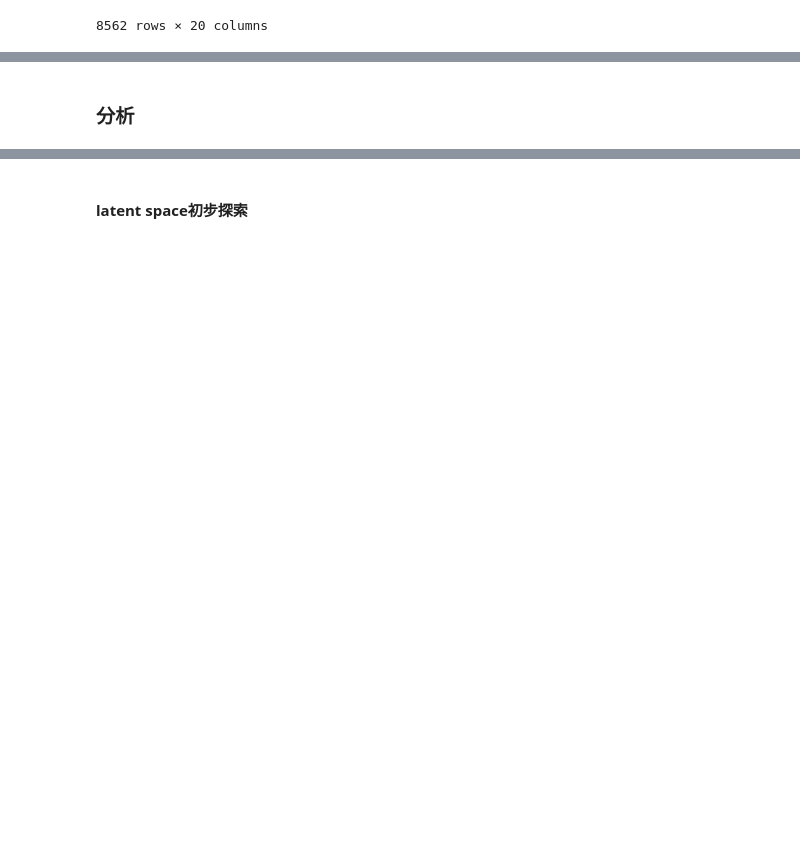
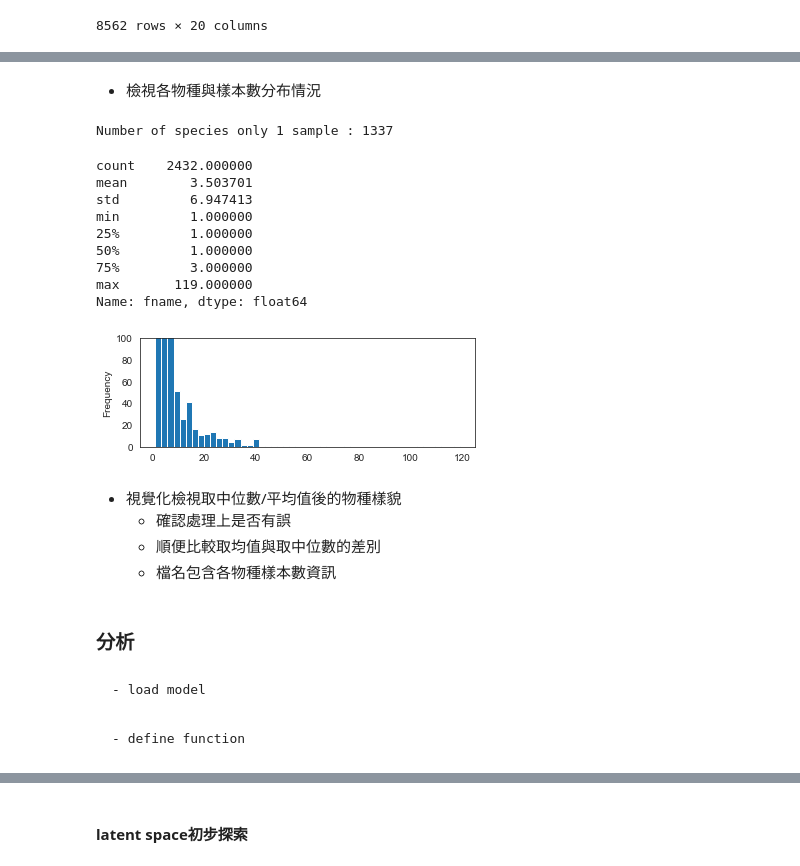
Before and after one commit to YunghuiHsu/Moth_Project, a Jupyter notebook: Moth_thermal/vsc/explore_LatentSpace.ipynb, the cells around one changed output, grey strips where cells are left out. Cells and saved outputs as stored; diff of their text form; code cells hidden in the pictures; blank space fills up the shorter version.

```diff
--- a/Moth_thermal/vsc/explore_LatentSpace.ipynb
+++ b/Moth_thermal/vsc/explore_LatentSpace.ipynb
@@ -288,2 +289,31 @@ df_coding_sp_based.query('Location=="Taiwan"').describe()
+# %% [markdown]
+- 檢視各物種與樣本數分布情況
+# %%
+df_sp_sample = (df_coding_sp_based.groupby(['Location','Species'])
+        .count().fname
+        )
+df_sp_sample.plot.hist(bins=50, ylim=(0, 100), figsize=(6,2))
+;
+print(f'Number of species only 1 sample : {df_sp_sample[df_sp_sample == 1 ].size}')
+df_sp_sample.describe()
+# %% [output]
+Number of species only 1 sample : 1337
+count    2432.000000
+mean        3.503701
+std         6.947413
+min         1.000000
+25%         1.000000
+50%         1.000000
+75%         3.000000
+max       119.000000
+Name: fname, dtype: float64
+[figure, added]
+# %% [markdown]
+- 視覺化檢視取中位數/平均值後的物種樣貌
+    - 確認處理上是否有誤
+    - 順便比較取均值與取中位數的差別
+    - 檔名包含各物種樣本數資訊
 # %% [markdown]
 ### 分析
+# %% [markdown]
+    - load model
@@ -289,0 +336,2 @@ df_coding_sp_based.query('Location=="Taiwan"').describe()
+# %% [markdown]
+    - define function
```
Also changed, not shown: parts of 18 cells of this notebook.
